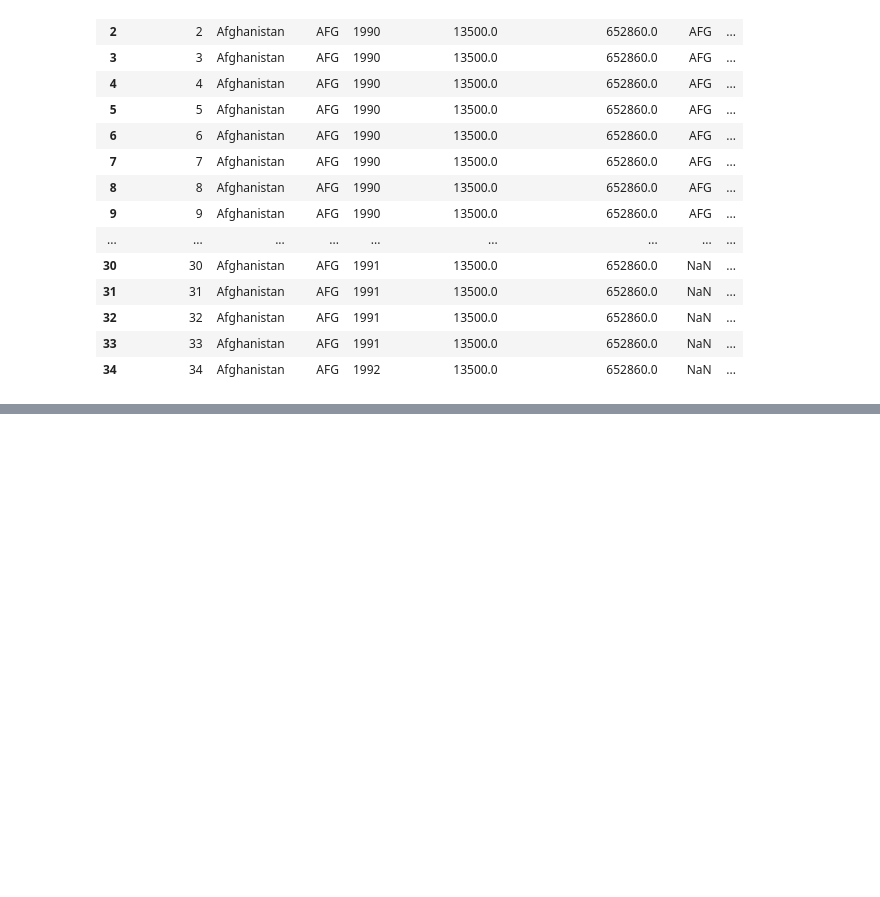
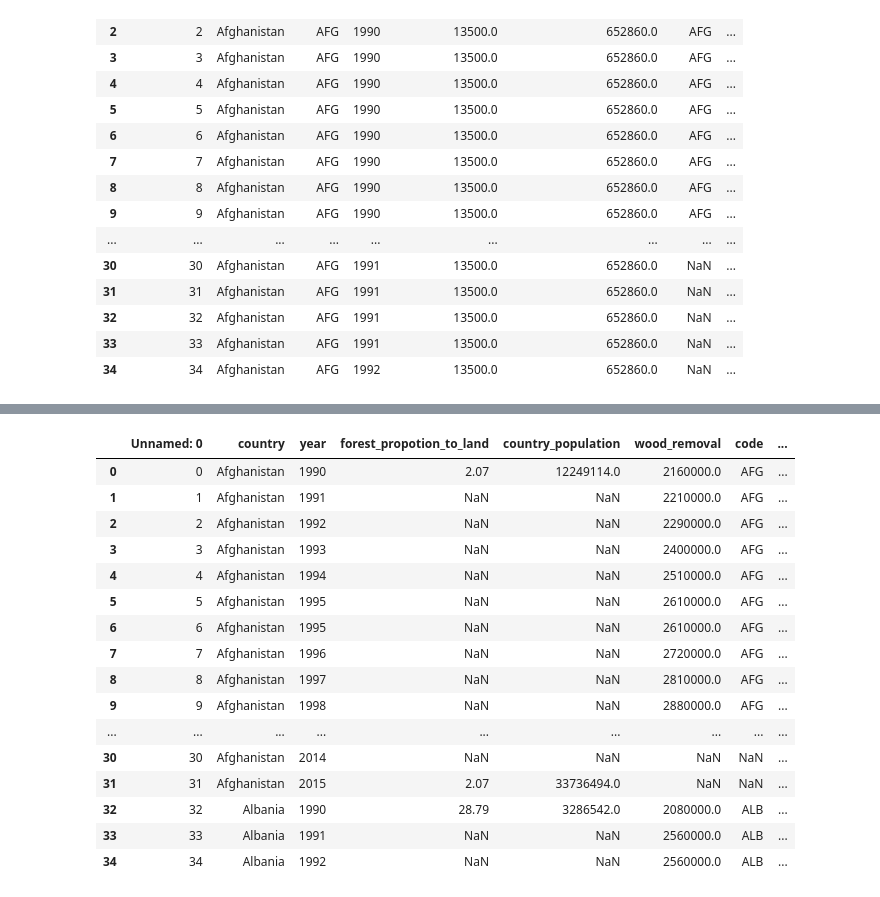
Before and after one commit to deforestation-dashboard/build_deforestationDash_DS1, a Jupyter notebook: DS1-Deforestation.ipynb, the cells around one changed output, grey strips where cells are left out. Drawn from its saved outputs; the diff is of its cells as text; code cells hidden in the pictures; blank space fills up the shorter version.

```diff
--- a/DS1-Deforestation.ipynb
+++ b/DS1-Deforestation.ipynb
@@ -561,3 +616,25 @@ MultiIndex(levels=[['country_land_area_km_x', 'country_population', 'forest_area
+# %%
+df_final2 = pd.read_csv('deforestation_dataset_final_V4.csv')
+# %%
+df_final2.head(35)
+# %% [output]
+|  | Unnamed: 0 | country | year | forest_propotion_to_land | country_population | wood_removal | code | ... |
+| 0 | 0 | Afghanistan | 1990 | 2.07 | 12249114.0 | 2160000.0 | AFG | ... |
+| 1 | 1 | Afghanistan | 1991 | NaN | NaN | 2210000.0 | AFG | ... |
+| 2 | 2 | Afghanistan | 1992 | NaN | NaN | 2290000.0 | AFG | ... |
+| 3 | 3 | Afghanistan | 1993 | NaN | NaN | 2400000.0 | AFG | ... |
+| 4 | 4 | Afghanistan | 1994 | NaN | NaN | 2510000.0 | AFG | ... |
+| 5 | 5 | Afghanistan | 1995 | NaN | NaN | 2610000.0 | AFG | ... |
+| 6 | 6 | Afghanistan | 1995 | NaN | NaN | 2610000.0 | AFG | ... |
+| 7 | 7 | Afghanistan | 1996 | NaN | NaN | 2720000.0 | AFG | ... |
+| 8 | 8 | Afghanistan | 1997 | NaN | NaN | 2810000.0 | AFG | ... |
+| 9 | 9 | Afghanistan | 1998 | NaN | NaN | 2880000.0 | AFG | ... |
+| ... | ... | ... | ... | ... | ... | ... | ... | ... |
+| 30 | 30 | Afghanistan | 2014 | NaN | NaN | NaN | NaN | ... |
+| 31 | 31 | Afghanistan | 2015 | 2.07 | 33736494.0 | NaN | NaN | ... |
+| 32 | 32 | Albania | 1990 | 28.79 | 3286542.0 | 2080000.0 | ALB | ... |
+| 33 | 33 | Albania | 1991 | NaN | NaN | 2560000.0 | ALB | ... |
+| 34 | 34 | Albania | 1992 | NaN | NaN | 2560000.0 | ALB | ... |
 # %%
 # Making list of
 
```
Also changed, not shown: parts of 22 cells of this notebook, 1 other file.
